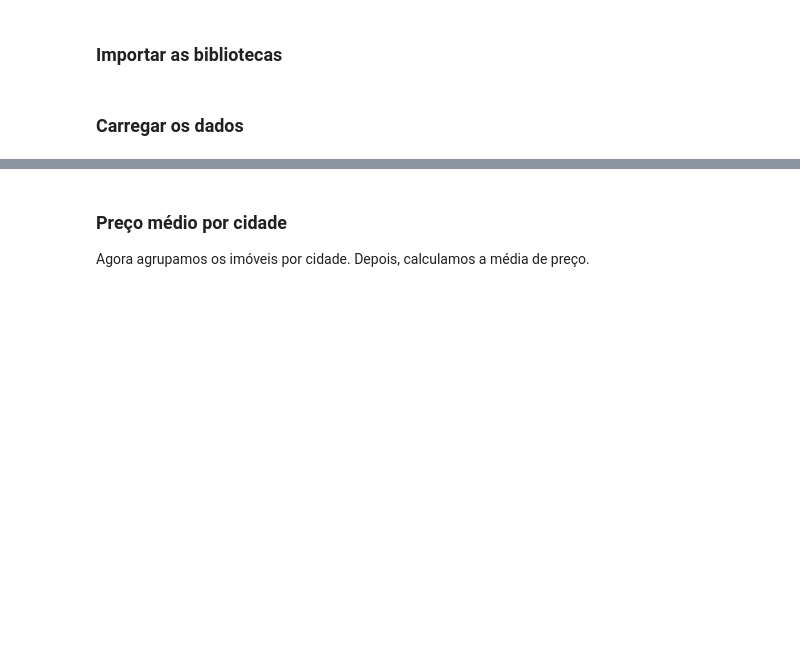
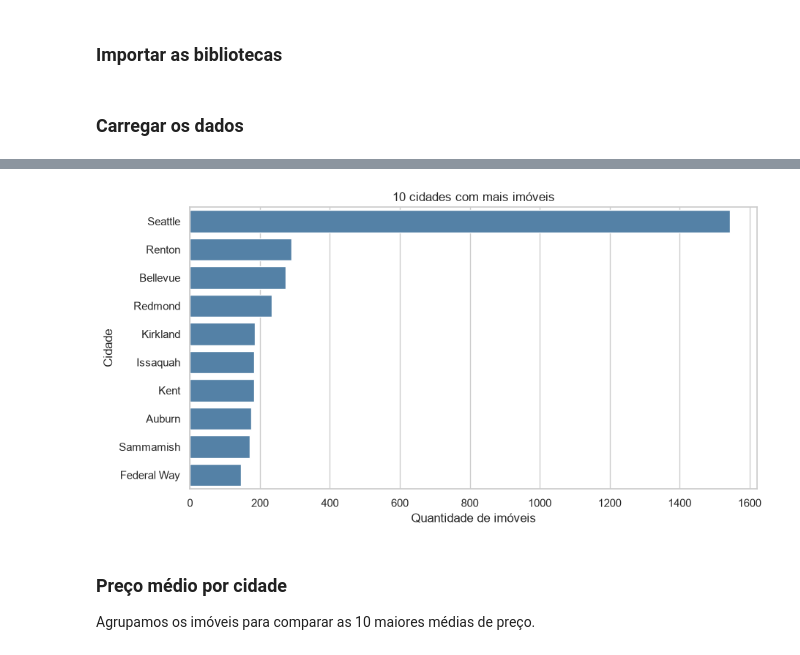
Before and after one commit to mpatellidev/projeto-dojo, a Jupyter notebook: notebook/EDA.ipynb, the cells around one changed output, grey strips where cells are left out. Saved outputs shown, nothing was run; the diff lists cells and outputs as text; code cells hidden in the pictures; blank space fills up the shorter version.

```diff
--- a/notebook/EDA.ipynb
+++ b/notebook/EDA.ipynb
@@ -50,12 +59,18 @@ top_cidades = df['city'].value_counts().head(10)
 # %%
 plt.figure(figsize=(10, 5))
-sns.barplot(x=top_cidades.values, y=top_cidades.index, hue=top_cidades.index, legend=False)
+sns.countplot(
+    data=df,
+    y='city',
+    order=df['city'].value_counts().head(10).index,
+    color='steelblue'
+)
 plt.title('10 cidades com mais imóveis')
 plt.xlabel('Quantidade de imóveis')
 plt.ylabel('Cidade')
 plt.show()
+# %% [output]
+[figure, added]
 # %% [markdown]
 ### Preço médio por cidade
 
-Agora agrupamos os imóveis por cidade.
-Depois, calculamos a média de preço.
+Agrupamos os imóveis para comparar as 10 maiores médias de preço.
```
Also changed, not shown: parts of 20 cells of this notebook, 6 other files.
